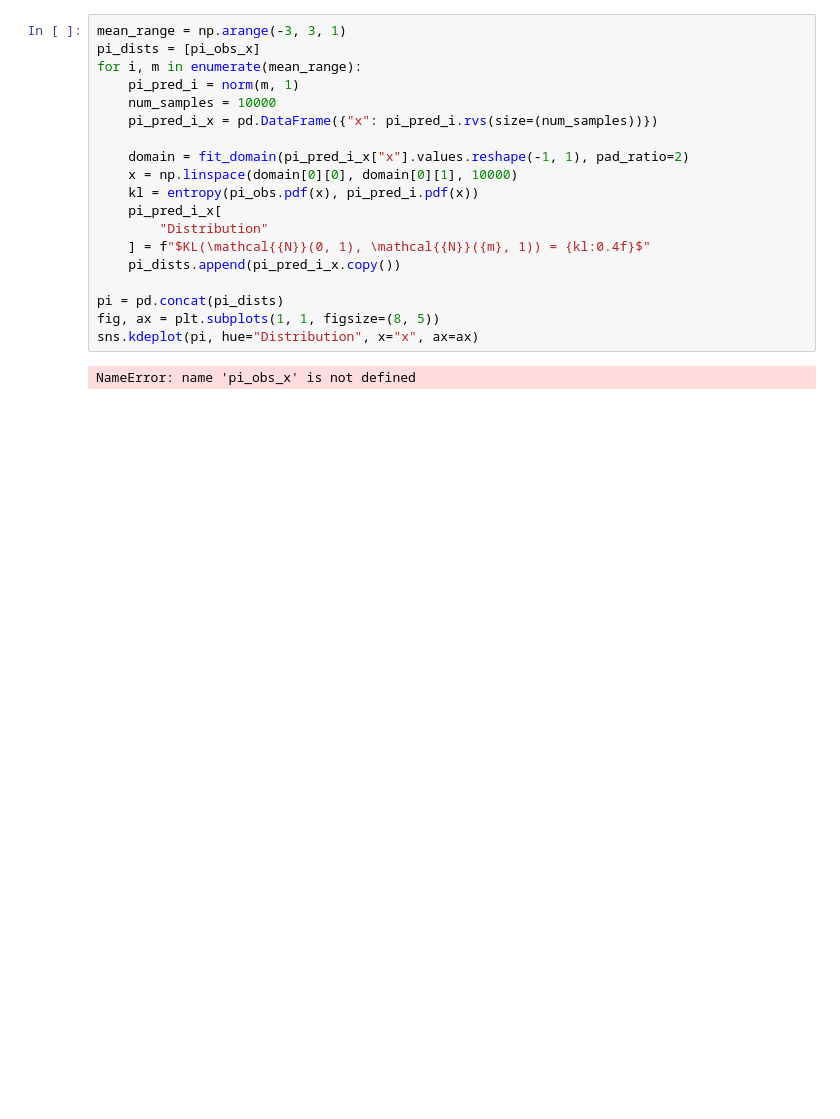
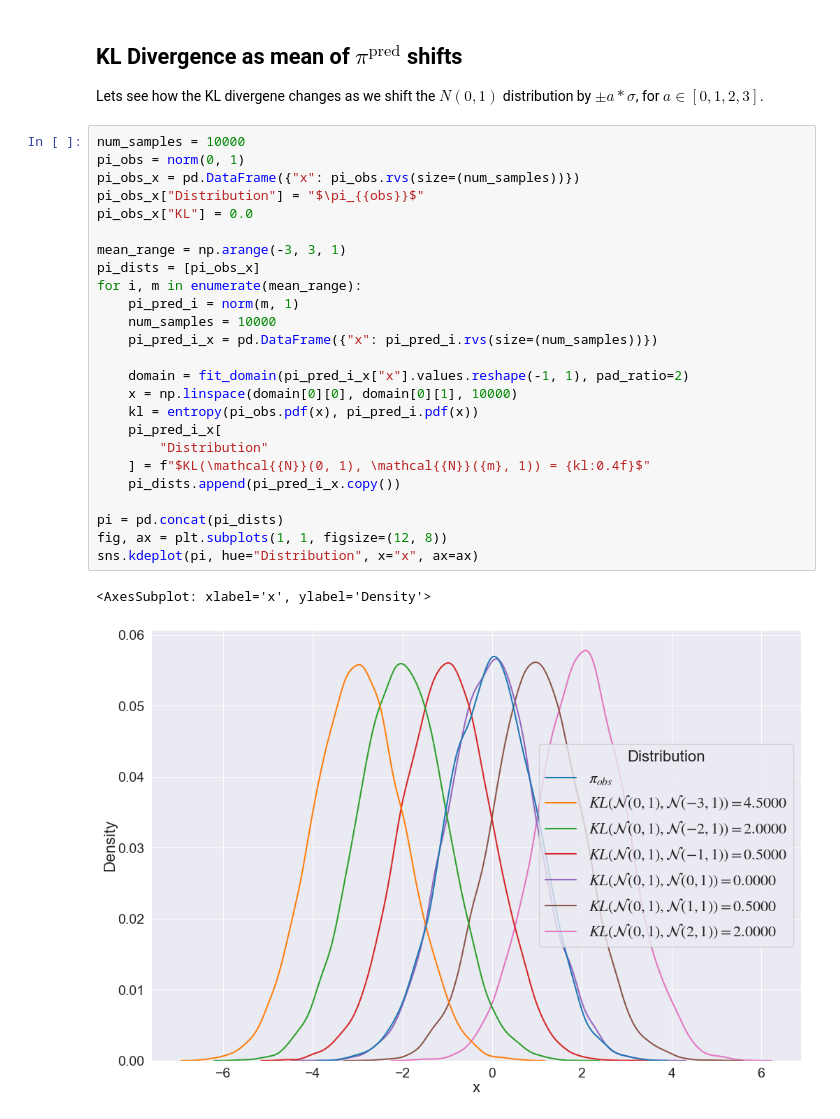
Before and after one commit to UT-CHG/pyDCI, a Jupyter notebook: notebooks/KL-Divergence-Tests.ipynb, the cells around one changed output. Drawn from its saved outputs; the diff is of its cells as text; blank space fills up the shorter version.

```diff
--- a/notebooks/KL-Divergence-Tests.ipynb
+++ b/notebooks/KL-Divergence-Tests.ipynb
@@ -18,21 +35,32 @@ NameError: name 'num_samples' is not defined
+# %% [markdown]
+## KL Divergence as mean of $\pi^\mathrm{pred}$ shifts
+
+Lets see how the KL divergene changes as we shift the $N(0,1)$ distribution by $\pm a*\sigma$, for $ a \in [0, 1, 2, 3] $.
 # %%
+num_samples = 10000
+pi_obs = norm(0, 1)
+pi_obs_x = pd.DataFrame({"x": pi_obs.rvs(size=(num_samples))})
+pi_obs_x["Distribution"] = "$\pi_{{obs}}$"
+pi_obs_x["KL"] = 0.0
+
 mean_range = np.arange(-3, 3, 1)
 pi_dists = [pi_obs_x]
 for i, m in enumerate(mean_range):
     pi_pred_i = norm(m, 1)
     num_samples = 10000
     pi_pred_i_x = pd.DataFrame({"x": pi_pred_i.rvs(size=(num_samples))})
 
     domain = fit_domain(pi_pred_i_x["x"].values.reshape(-1, 1), pad_ratio=2)
     x = np.linspace(domain[0][0], domain[0][1], 10000)
     kl = entropy(pi_obs.pdf(x), pi_pred_i.pdf(x))
     pi_pred_i_x[
         "Distribution"
     ] = f"$KL(\mathcal{{N}}(0, 1), \mathcal{{N}}({m}, 1)) = {kl:0.4f}$"
     pi_dists.append(pi_pred_i_x.copy())
 
 pi = pd.concat(pi_dists)
-fig, ax = plt.subplots(1, 1, figsize=(8, 5))
+fig, ax = plt.subplots(1, 1, figsize=(12, 8))
 sns.kdeplot(pi, hue="Distribution", x="x", ax=ax)
 # %% [output]
-NameError: name 'pi_obs_x' is not defined
+<AxesSubplot: xlabel='x', ylabel='Density'>
+[figure, added]
```
Also changed, not shown: parts of 13 cells of this notebook, 16 other files.
